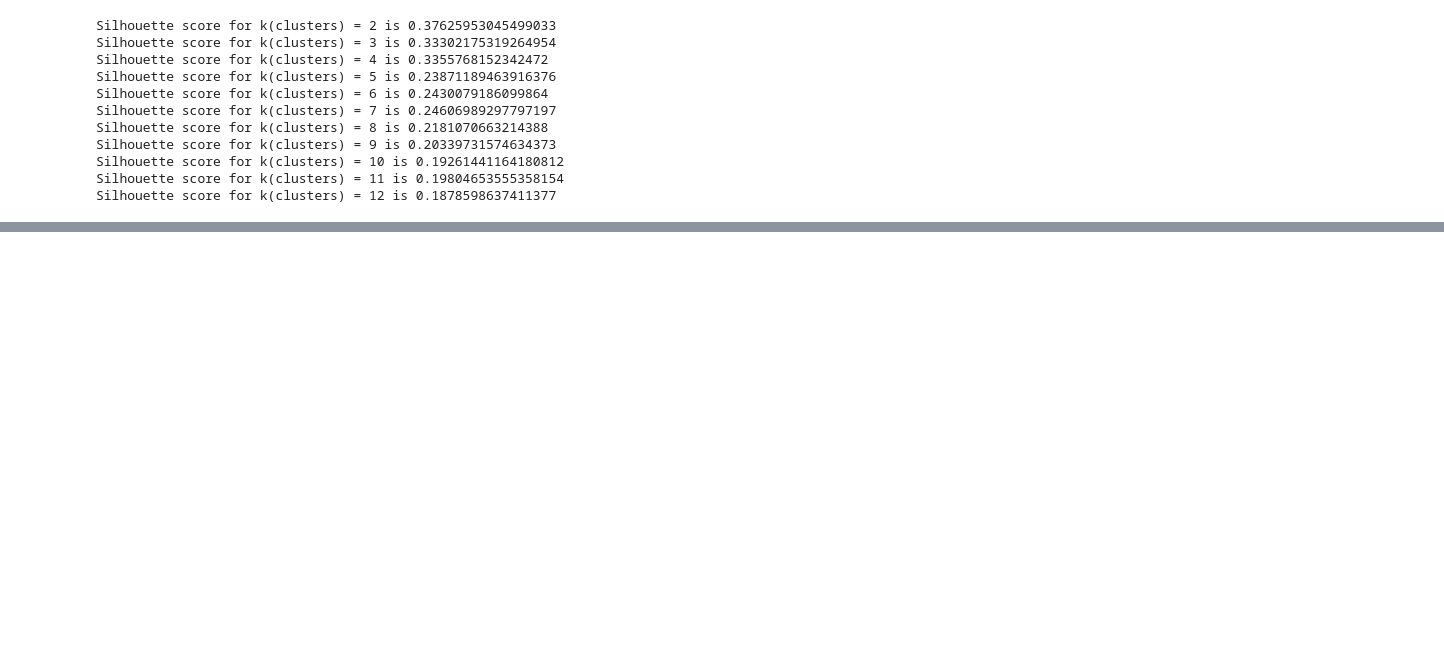
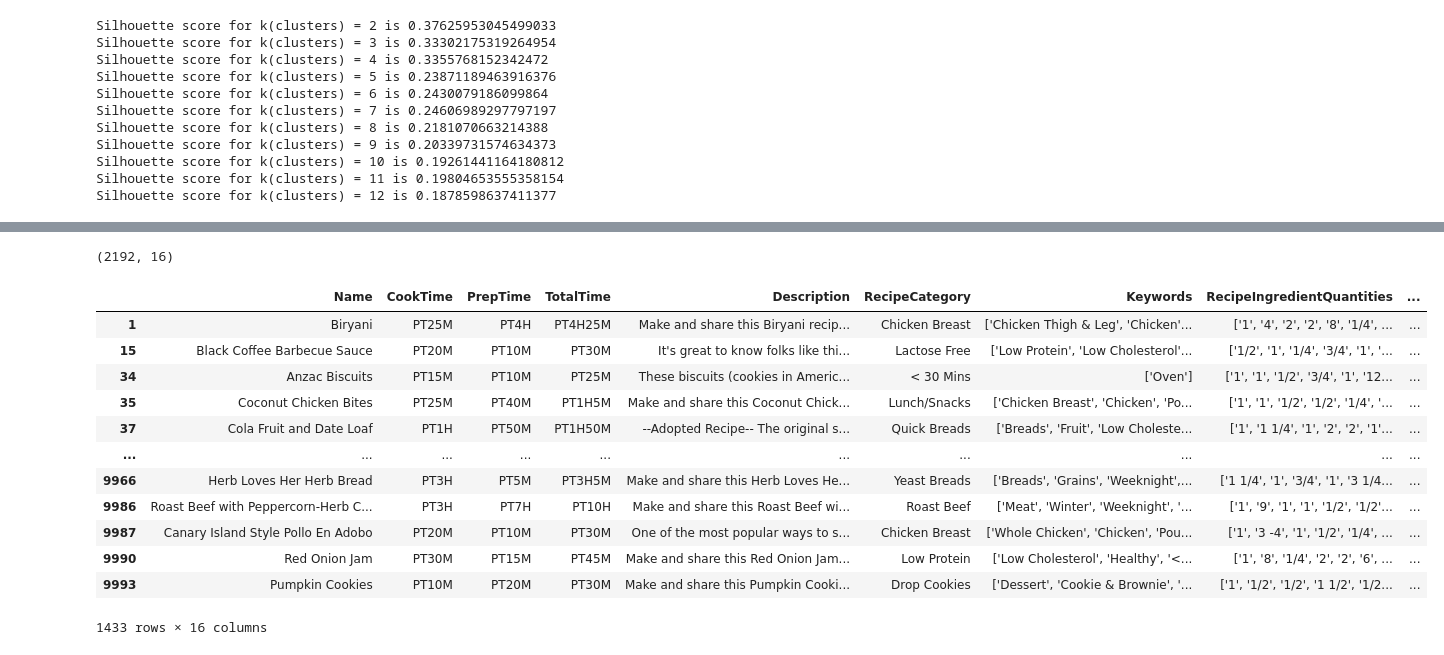
Before and after one commit to kikottoni/recipe_recommendation, a Jupyter notebook: Rec.sis_v2/Notebook/recipe_model.ipynb, the cells around one changed output, grey strips where cells are left out. Cells and saved outputs as stored; diff of their text form; code cells hidden in the pictures; blank space fills up the shorter version.

```diff
--- a/Rec.sis_v2/Notebook/recipe_model.ipynb
+++ b/Rec.sis_v2/Notebook/recipe_model.ipynb
@@ -636,3 +620,9 @@ sns.histplot(data=recipes_final, x='Clusters');
 # %%
 filtro_0 = recipes_final[recipes_final.Clusters == 0]
+filtro_1 = recipes_final[recipes_final.Clusters == 1]
+filtro_2 = recipes_final[recipes_final.Clusters == 2]
+filtro_3 = recipes_final[recipes_final.Clusters == 3]
+filtro_4 = recipes_final[recipes_final.Clusters == 4]
+filtro_5 = recipes_final[recipes_final.Clusters == 5]
+filtro_6 = recipes_final[recipes_final.Clusters == 6]
 # %%
@@ -646,0 +659,20 @@ filtro_0.head()
+# %%
+filtro_0.shape
+# %% [output]
+(2192, 16)
+# %%
+filtro_1
+# %% [output]
+|  | Name | CookTime | PrepTime | TotalTime | Description | RecipeCategory | Keywords | RecipeIngredientQuantities | ... |
+| 1 | Biryani | PT25M | PT4H | PT4H25M | Make and share this Biryani recip... | Chicken Breast | ['Chicken Thigh & Leg', 'Chicken'... | ['1', '4', '2', '2', '8', '1/4', ... | ... |
+| 15 | Black Coffee Barbecue Sauce | PT20M | PT10M | PT30M | It's great to know folks like thi... | Lactose Free | ['Low Protein', 'Low Cholesterol'... | ['1/2', '1', '1/4', '3/4', '1', '... | ... |
+| 34 | Anzac Biscuits | PT15M | PT10M | PT25M | These biscuits (cookies in Americ... | < 30 Mins | ['Oven'] | ['1', '1', '1/2', '3/4', '1', '12... | ... |
+| 35 | Coconut Chicken Bites | PT25M | PT40M | PT1H5M | Make and share this Coconut Chick... | Lunch/Snacks | ['Chicken Breast', 'Chicken', 'Po... | ['1', '1', '1/2', '1/2', '1/4', '... | ... |
+| 37 | Cola Fruit and Date Loaf | PT1H | PT50M | PT1H50M | --Adopted Recipe-- The original s... | Quick Breads | ['Breads', 'Fruit', 'Low Choleste... | ['1', '1 1/4', '1', '2', '2', '1'... | ... |
+| ... | ... | ... | ... | ... | ... | ... | ... | ... | ... |
+| 9966 | Herb Loves Her Herb Bread | PT3H | PT5M | PT3H5M | Make and share this Herb Loves He... | Yeast Breads | ['Breads', 'Grains', 'Weeknight',... | ['1 1/4', '1', '3/4', '1', '3 1/4... | ... |
+| 9986 | Roast Beef with Peppercorn-Herb C... | PT3H | PT7H | PT10H | Make and share this Roast Beef wi... | Roast Beef | ['Meat', 'Winter', 'Weeknight', '... | ['1', '9', '1', '1', '1/2', '1/2'... | ... |
+| 9987 | Canary Island Style Pollo En Adobo | PT20M | PT10M | PT30M | One of the most popular ways to s... | Chicken Breast | ['Whole Chicken', 'Chicken', 'Pou... | ['1', '3 -4', '1', '1/2', '1/4', ... | ... |
+| 9990 | Red Onion Jam | PT30M | PT15M | PT45M | Make and share this Red Onion Jam... | Low Protein | ['Low Cholesterol', 'Healthy', '<... | ['1', '8', '1/4', '2', '2', '6', ... | ... |
+| 9993 | Pumpkin Cookies | PT10M | PT20M | PT30M | Make and share this Pumpkin Cooki... | Drop Cookies | ['Dessert', 'Cookie & Brownie', '... | ['1', '1/2', '1/2', '1 1/2', '1/2... | ... |
+1433 rows × 16 columns
```
Also changed, not shown: parts of 27 cells of this notebook.
